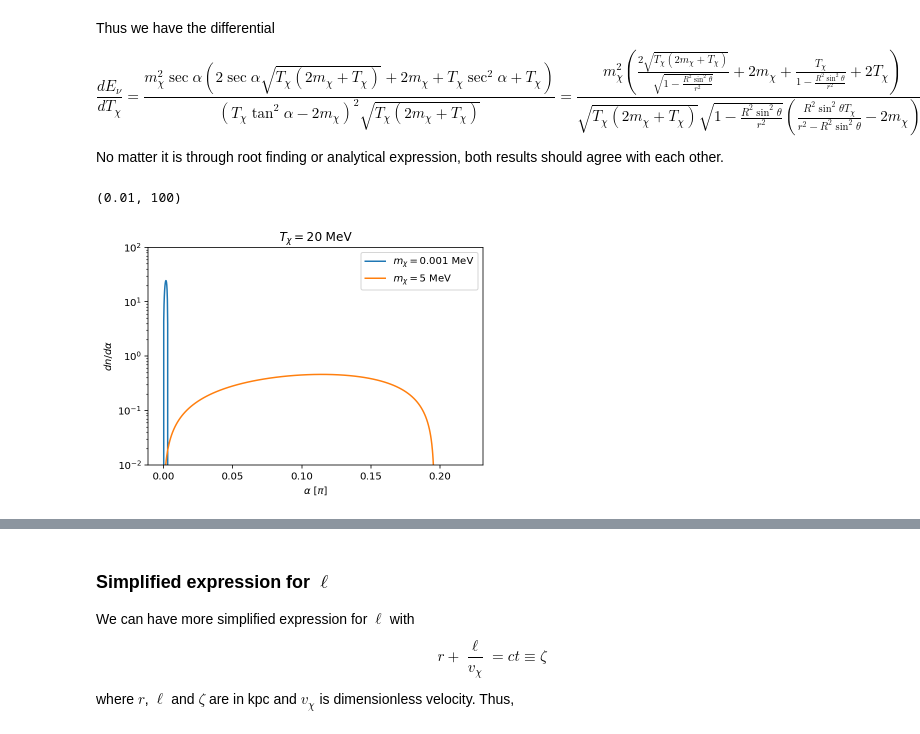
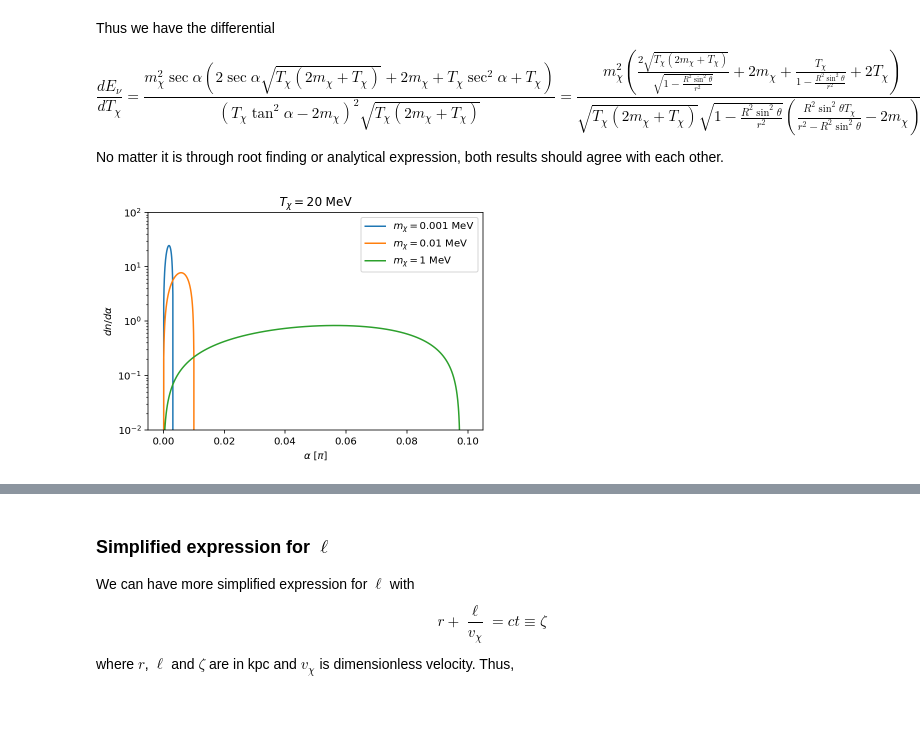
Before and after one commit to yenhsunlin/SNnuBDM, a Jupyter notebook: bdm_flux.ipynb, the cells around one changed output, grey strips where cells are left out. Cells and saved outputs as stored; diff of their text form; code cells hidden in the pictures.

```diff
--- a/bdm_flux.ipynb
+++ b/bdm_flux.ipynb
@@ -299,24 +398,27 @@ def xemissivity(Tx,mx,alpha,r,rho=184,rs=24.42,Lv=Lv):
 # %%
-alpha_ls = np.linspace(0,0.22,1000)
+alpha_ls = np.linspace(0,0.1,1000)
 mx1 = 0.001
-mx2 = 5
+mx2 = 0.01
+mx3 = 1
 Tx = 20
 g1 = []
 g2 = []
+g3 = []
 #gls_01keV = []
 for a in alpha_ls:
     g1.append(2*np.pi*np.sin(a)*g(Ev(Tx,mx1,a*np.pi),mx1,a*np.pi))
     g2.append(2*np.pi*np.sin(a)*g(Ev(Tx,mx2,a*np.pi),mx2,a*np.pi))
+    g3.append(2*np.pi*np.sin(a)*g(Ev(Tx,mx3,a*np.pi),mx3,a*np.pi))
 # %%
 plt.plot(alpha_ls,g1,label='$m_\chi=$'+str(mx1)+' MeV')
 plt.plot(alpha_ls,g2,label='$m_\chi=$'+str(mx2)+' MeV')
+plt.plot(alpha_ls,g3,label='$m_\chi=$'+str(mx3)+' MeV')
 plt.legend(loc='best')
 plt.xlabel(r'$\alpha~[\pi]$')
 plt.ylabel(r'$dn/d\alpha$')
 plt.title('$T_\chi =$'+str(Tx)+' MeV')
 plt.yscale('log')
 plt.ylim(1e-2,100)
-#plt.savefig('ang_dist.pdf',facecolor='white')
+plt.savefig('ang_dist.pdf',facecolor='white')
 # %% [output]
-(0.01, 100)
-[figure, old version]
+[figure, new version]
```
Also changed, not shown: parts of 49 cells of this notebook.
